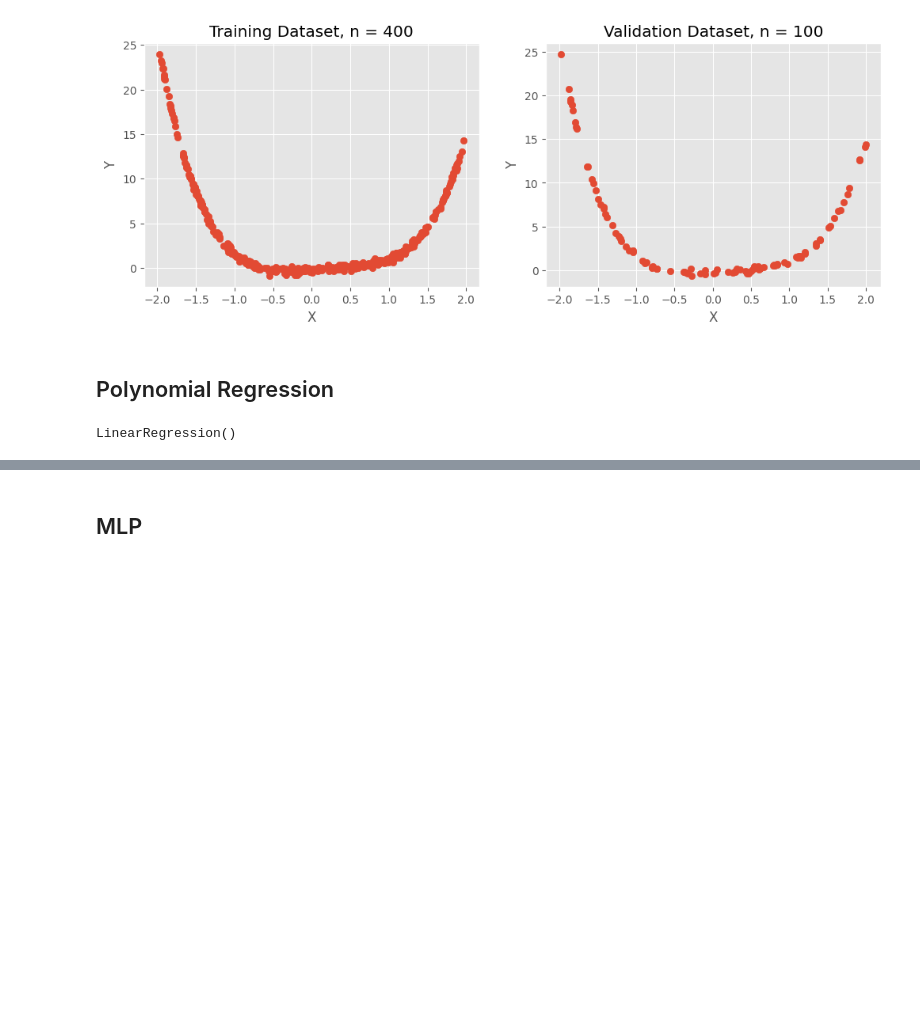
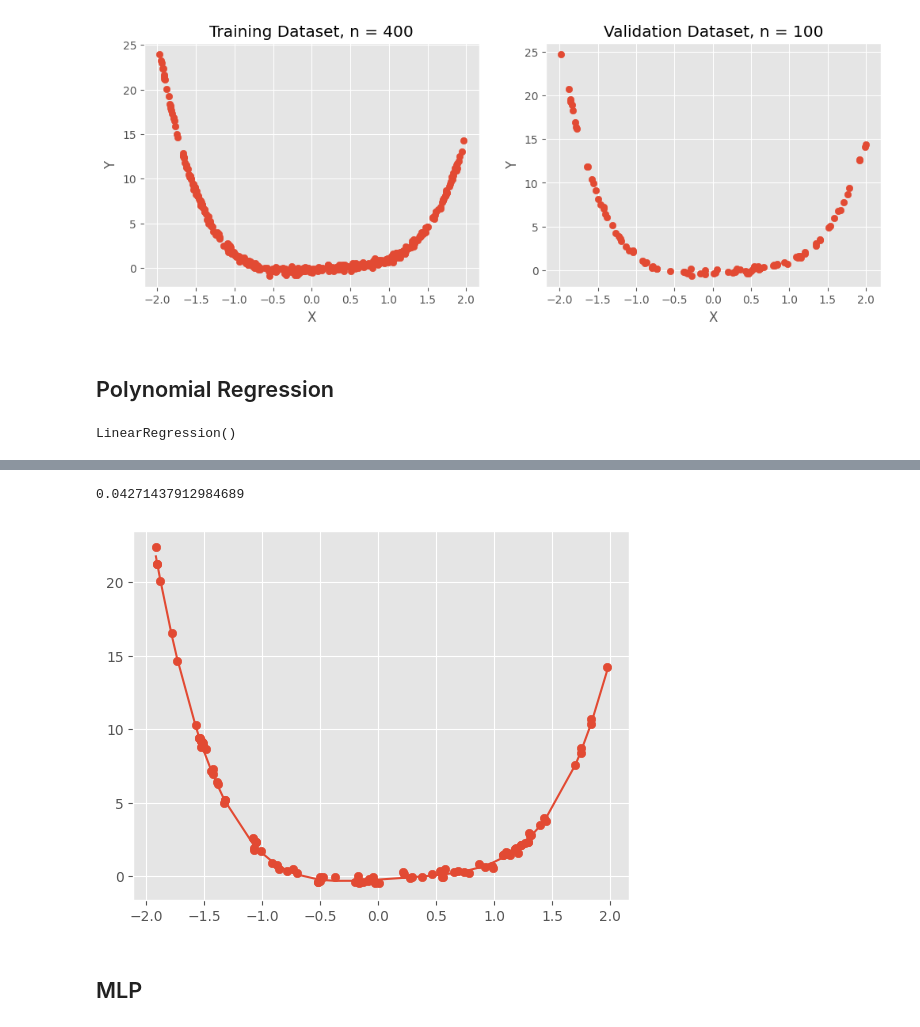
Before and after one commit to cm23ru-uol/MATH2603_individual_summative, a Jupyter notebook: main.ipynb, the cells around one changed output, grey strips where cells are left out. Drawn from its saved outputs; the diff is of its cells as text; code cells hidden in the pictures; blank space fills up the shorter version.

```diff
--- a/main.ipynb
+++ b/main.ipynb
@@ -155,3 +149,24 @@ Mean Squared Error on Validation Dataset: 0.3553913903090921
+# %%
+#Validation MSE is smaller than the training. The aim of this code is to take a subset of
+#training data equal in size to validation data and see how MSE differs
+x_train_reduced = np.sort(np.random.choice(x_train, 100))
+y_train_reduced = []
+
+for x in x_train_reduced:
+    x_train_ls = list(x_train)
+    idx = x_train_ls.index(x)
+    y_train_reduced.append(y_train[idx])
+
+plt.scatter(x_train_reduced, y_train_reduced)
+
+y_reduced_pred = [a_0 + a_1*x + a_2*x**2 + a_3*x**3 + a_4*x**4 for x in x_train_reduced]
+
+plt.plot(x_train_reduced, y_reduced_pred)
+plt.title('Model Prediction on subset of Training data')
+print(mean_squared_error(y_train_reduced, y_reduced_pred))
+# %% [output]
+0.04271437912984689
+[figure, added]
 # %% [markdown]
 ## MLP
 # %%
```
Also changed, not shown: parts of 14 cells of this notebook, 1 other file.
